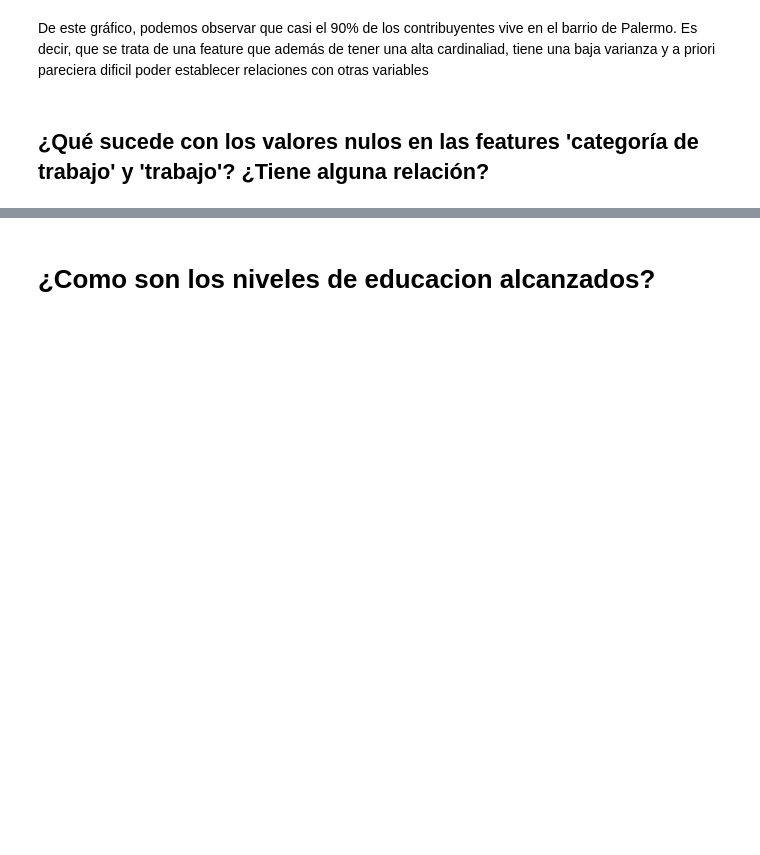
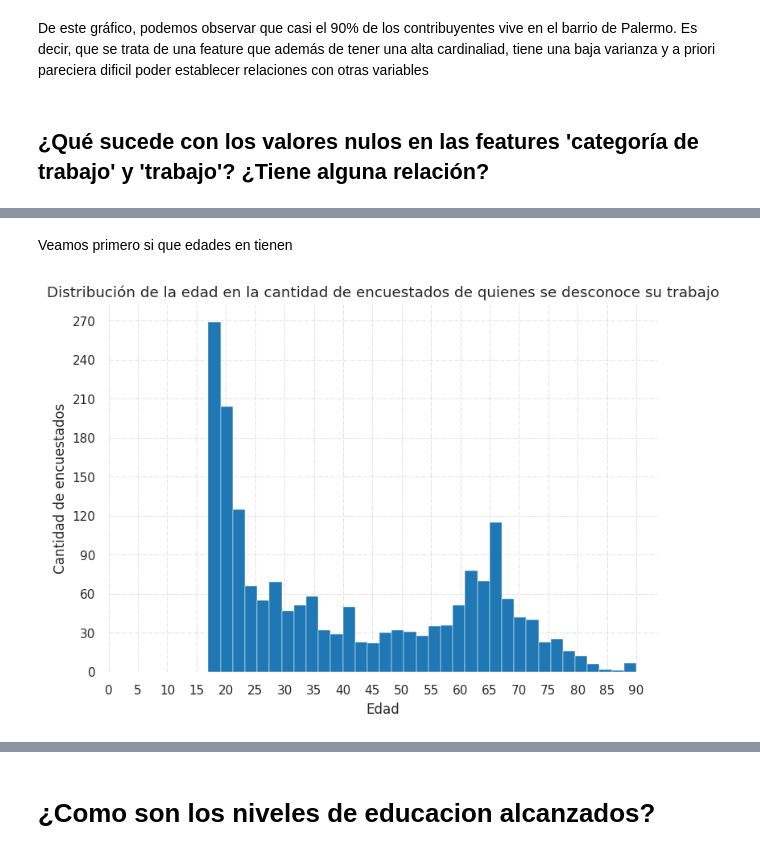
Before and after one commit to fjpacheco/machine-learning, a Jupyter notebook: notebook_definitivo.ipynb, the cells around one changed output, grey strips where cells are left out. Drawn from its saved outputs; the diff is of its cells as text; code cells hidden in the pictures; blank space fills up the shorter version.

```diff
--- a/notebook_definitivo.ipynb
+++ b/notebook_definitivo.ipynb
@@ -133,0 +189,17 @@ df.
+# %% [markdown]
+Veamos primero si que edades en tienen
+# %%
+plt.figure(dpi=110)
+bins_deseados = int(dataset_sin_contestar.edad.nunique()/2)
+plt.hist(dataset_sin_contestar.edad, bins=bins_deseados, label="Edad")
+
+plt.title("Distribución de la edad en la cantidad de encuestados de quienes se desconoce su trabajo")
+plt.ylabel("Cantidad de encuestados")
+plt.xlabel("Edad")
+plt.xticks(np.arange(0,95, 5))
+plt.yticks(np.arange(0,300, 30))
+plt.grid(b = True, color ='grey', linestyle ='-.', linewidth = 0.5, alpha = 0.3)
+
+plt.show()
+# %% [output]
+[figure, added]
```
Also changed, not shown: parts of 37 cells of this notebook, 3 other files.
